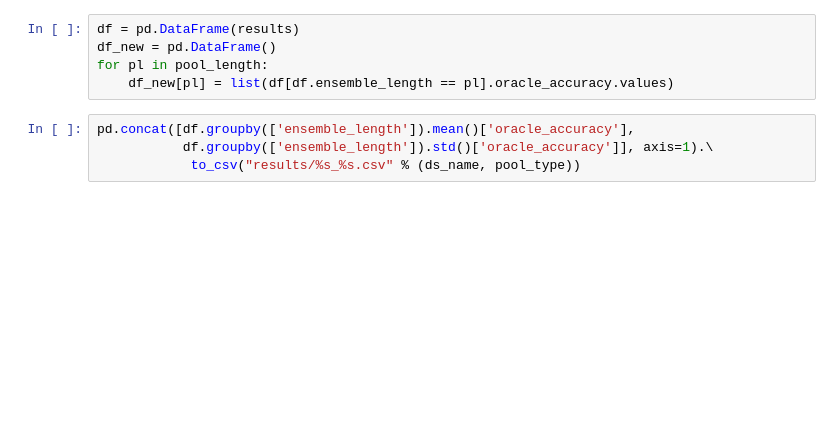
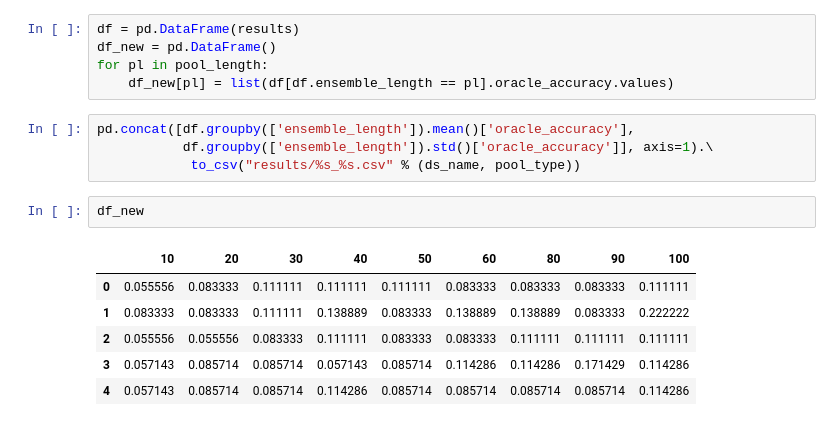
Before and after one commit to luisfredgs/IN1165-mcs-list-01, a Jupyter notebook: Train.ipynb, the cells around one changed output. Drawn from its saved outputs; the diff is of its cells as text; blank space fills up the shorter version.

```diff
--- a/Train.ipynb
+++ b/Train.ipynb
@@ -90,6 +103,15 @@ for pl in pool_length:
 pd.concat([df.groupby(['ensemble_length']).mean()['oracle_accuracy'],
            df.groupby(['ensemble_length']).std()['oracle_accuracy']], axis=1).\
             to_csv("results/%s_%s.csv" % (ds_name, pool_type))
+# %%
+df_new
+# %% [output]
+|  | 10 | 20 | 30 | 40 | 50 | 60 | 80 | 90 | 100 |
+| 0 | 0.055556 | 0.083333 | 0.111111 | 0.111111 | 0.111111 | 0.083333 | 0.083333 | 0.083333 | 0.111111 |
+| 1 | 0.083333 | 0.083333 | 0.111111 | 0.138889 | 0.083333 | 0.138889 | 0.138889 | 0.083333 | 0.222222 |
+| 2 | 0.055556 | 0.055556 | 0.083333 | 0.111111 | 0.083333 | 0.083333 | 0.111111 | 0.111111 | 0.111111 |
+| 3 | 0.057143 | 0.085714 | 0.085714 | 0.057143 | 0.085714 | 0.114286 | 0.114286 | 0.171429 | 0.114286 |
+| 4 | 0.057143 | 0.085714 | 0.085714 | 0.114286 | 0.085714 | 0.085714 | 0.085714 | 0.085714 | 0.114286 |
 # %%
 with plt.style.context('fivethirtyeight'):
     df_new.boxplot(figsize=(10,8), grid=True)
```
Also changed, not shown: parts of 4 cells of this notebook, 3 other files.
